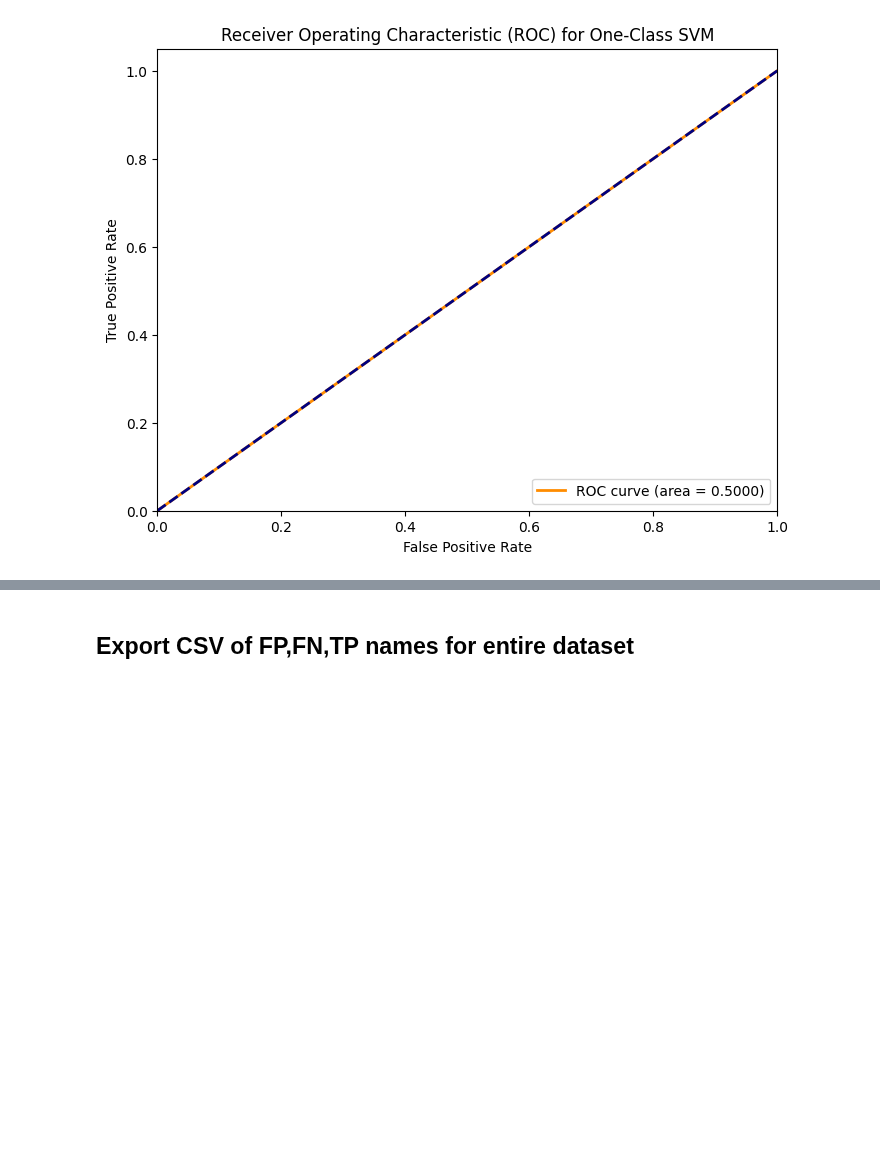
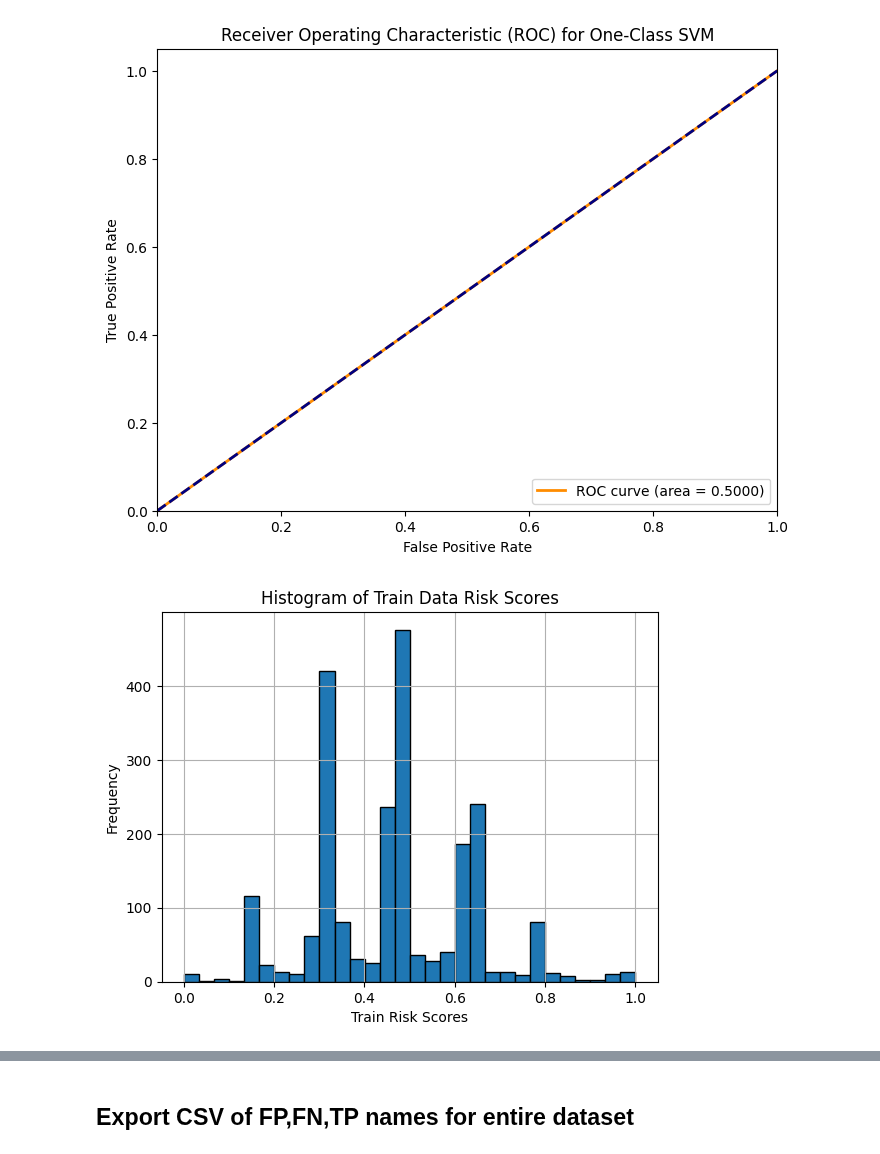
Before and after one commit to mel0778/dsa4263, a Jupyter notebook: notebooks/model_SVM.ipynb, the cells around one changed output, grey strips where cells are left out. Saved outputs shown, nothing was run; the diff lists cells and outputs as text; code cells hidden in the pictures; blank space fills up the shorter version.

```diff
--- a/notebooks/model_SVM.ipynb
+++ b/notebooks/model_SVM.ipynb
@@ -363,3 +363,17 @@ weighted avg       0.98      0.99      0.99       400
 plot_roc(smote_clf, y_test_smote, smote_test_pred)
 # %% [output]
 [figure]
+# %%
+confidence_scorer_smote = ConfidenceScore(smote_clf, resampled_X_train)
+train_confi_smote = confidence_scorer.get_confi_score(resampled_X_train)
+test_confi_smote = confidence_scorer.get_confi_score(resampled_X_train)
+# %%
+# Plot histogram
+plt.hist(train_confi_smote, bins=30, edgecolor='black')
+plt.xlabel('Train Risk Scores')
+plt.ylabel('Frequency')
+plt.title('Histogram of Train Data Risk Scores')
+plt.grid(True)
+plt.show()
+# %% [output]
+[figure, added]
```
Also changed, not shown: parts of 1 cell of this notebook.
